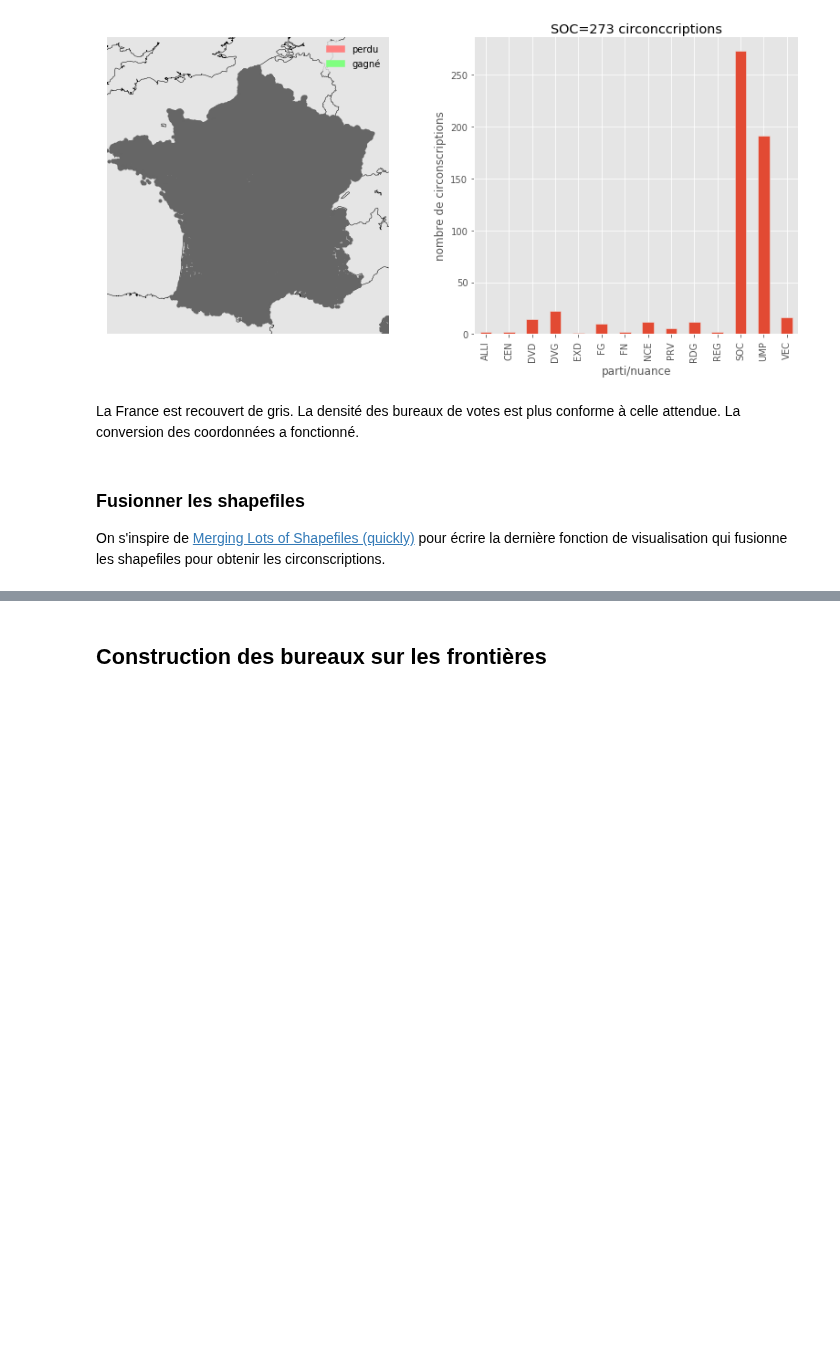
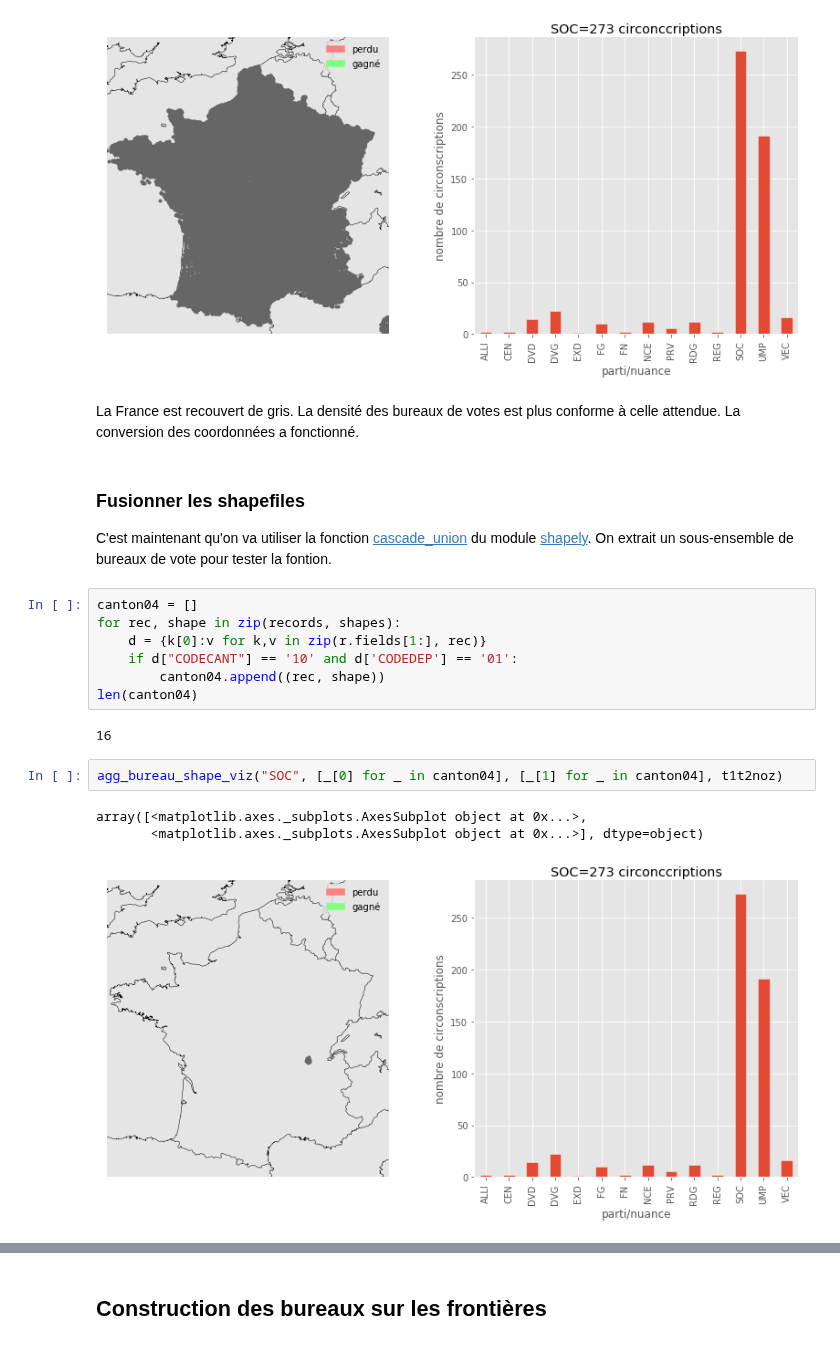
Before and after one commit to sdpython/actuariat_python, a Jupyter notebook: _doc/notebooks/population/election_carte_electorale_correction.ipynb, the cells around one changed output, grey strips where cells are left out. Saved outputs shown, nothing was run; the diff lists cells and outputs as text; blank space fills up the shorter version.

```diff
--- a/_doc/notebooks/population/election_carte_electorale_correction.ipynb
+++ b/_doc/notebooks/population/election_carte_electorale_correction.ipynb
@@ -735,7 +729,23 @@ array([<matplotlib.axes._subplots.AxesSubplot object at 0x...>,
 [figure]
 # %% [markdown]
 La France est recouvert de gris. La densité des bureaux de votes est plus conforme à celle attendue. La conversion des coordonnées a fonctionné.
-# %% [markdown]
-### Fusionner les shapefiles
-
-On s'inspire de [Merging Lots of Shapefiles (quickly)](http://geospatialpython.com/2011/02/merging-lots-of-shapefiles-quickly.html) pour écrire la dernière fonction de visualisation qui fusionne les shapefiles pour obtenir les circonscriptions.
+# %% [markdown]
+### Fusionner les shapefiles
+
+C'est maintenant qu'on va utiliser la fonction [cascade_union](http://toblerity.org/shapely/manual.html#shapely.ops.cascaded_union) du module [shapely](https://pypi.python.org/pypi/Shapely).
+On extrait un sous-ensemble de bureaux de vote pour tester la fontion.
+# %%
+canton04 = []
+for rec, shape in zip(records, shapes):
+    d = {k[0]:v for k,v in zip(r.fields[1:], rec)}
+    if d["CODECANT"] == '10' and d['CODEDEP'] == '01':
+        canton04.append((rec, shape))
+len(canton04)
+# %% [output]
+16
+# %%
+agg_bureau_shape_viz("SOC", [_[0] for _ in canton04], [_[1] for _ in canton04], t1t2noz)
+# %% [output]
+array([<matplotlib.axes._subplots.AxesSubplot object at 0x...>,
+       <matplotlib.axes._subplots.AxesSubplot object at 0x...>], dtype=object)
+[figure, added]
```
Also changed, not shown: parts of 6 cells of this notebook, 1 other file.
